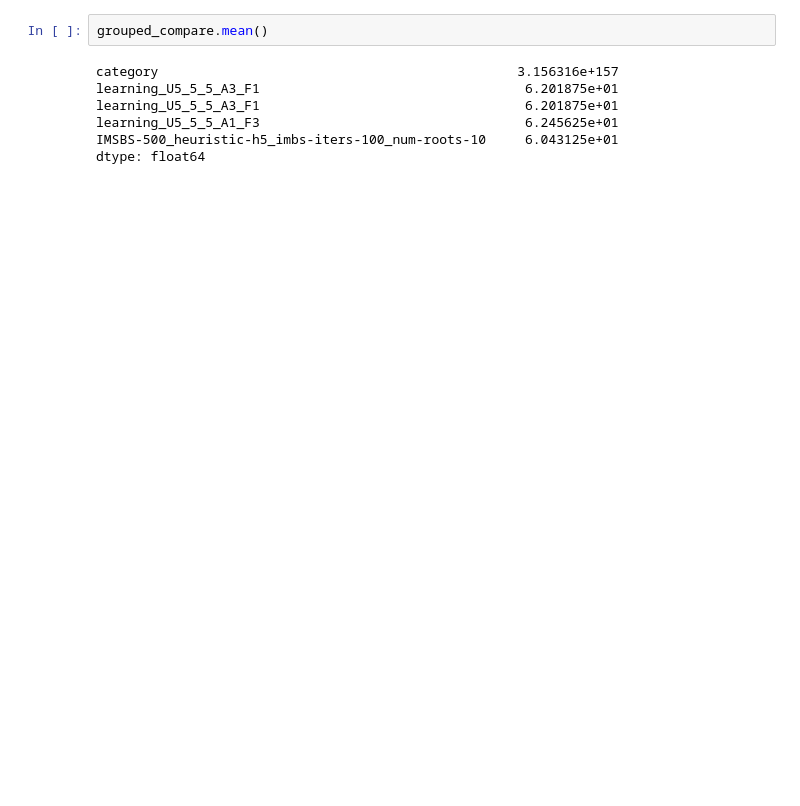
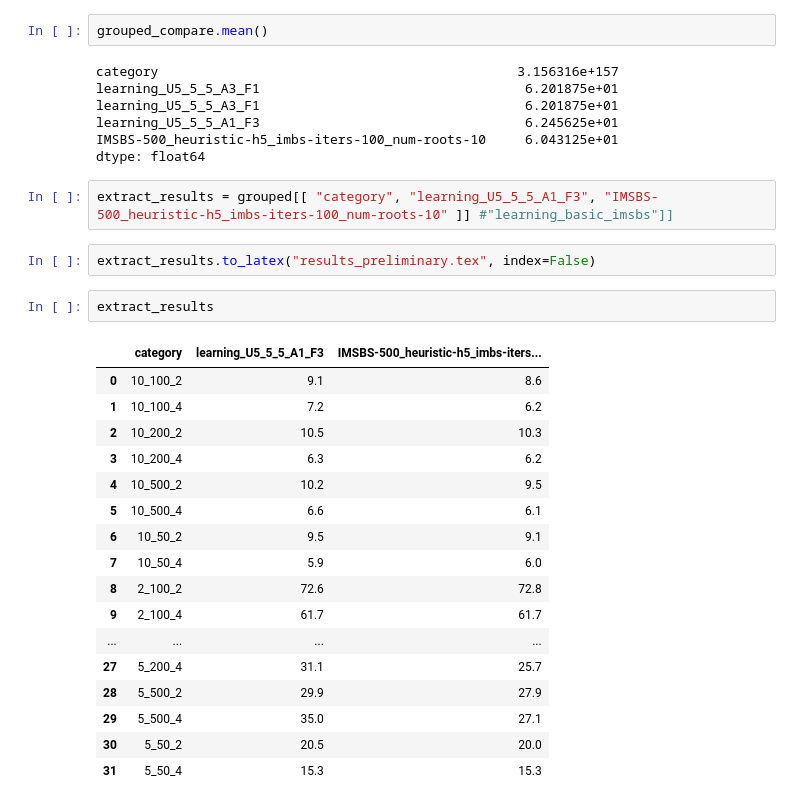
Before and after one commit to markodjukanovic90/VGLCS, a Jupyter notebook: doc/journal /src/LBS for VGLCS/Results/analize_compare.ipynb, the cells around one changed output. Saved outputs shown, nothing was run; the diff lists cells and outputs as text; blank space fills up the shorter version.

Commit message:
Preliminary results added

```diff
--- a/doc/journal /src/LBS for VGLCS/Results/analize_compare.ipynb
+++ b/doc/journal /src/LBS for VGLCS/Results/analize_compare.ipynb
@@ -181,3 +181,27 @@ learning_U5_5_5_A3_F1                                  6.201875e+01
 learning_U5_5_5_A1_F3                                  6.245625e+01
 IMSBS-500_heuristic-h5_imbs-iters-100_num-roots-10     6.043125e+01
 dtype: float64
+# %%
+extract_results = grouped[[ "category", "learning_U5_5_5_A1_F3", "IMSBS-500_heuristic-h5_imbs-iters-100_num-roots-10" ]] #"learning_basic_imsbs"]]
+# %%
+extract_results.to_latex("results_preliminary.tex", index=False)
+# %%
+extract_results
+# %% [output]
+|  | category | learning_U5_5_5_A1_F3 | IMSBS-500_heuristic-h5_imbs-iters... |
+| 0 | 10_100_2 | 9.1 | 8.6 |
+| 1 | 10_100_4 | 7.2 | 6.2 |
+| 2 | 10_200_2 | 10.5 | 10.3 |
+| 3 | 10_200_4 | 6.3 | 6.2 |
+| 4 | 10_500_2 | 10.2 | 9.5 |
+| 5 | 10_500_4 | 6.6 | 6.1 |
+| 6 | 10_50_2 | 9.5 | 9.1 |
+| 7 | 10_50_4 | 5.9 | 6.0 |
+| 8 | 2_100_2 | 72.6 | 72.8 |
+| 9 | 2_100_4 | 61.7 | 61.7 |
+| ... | ... | ... | ... |
+| 27 | 5_200_4 | 31.1 | 25.7 |
+| 28 | 5_500_2 | 29.9 | 27.9 |
+| 29 | 5_500_4 | 35.0 | 27.1 |
+| 30 | 5_50_2 | 20.5 | 20.0 |
+| 31 | 5_50_4 | 15.3 | 15.3 |
```
Also changed, not shown: 3 other files.
